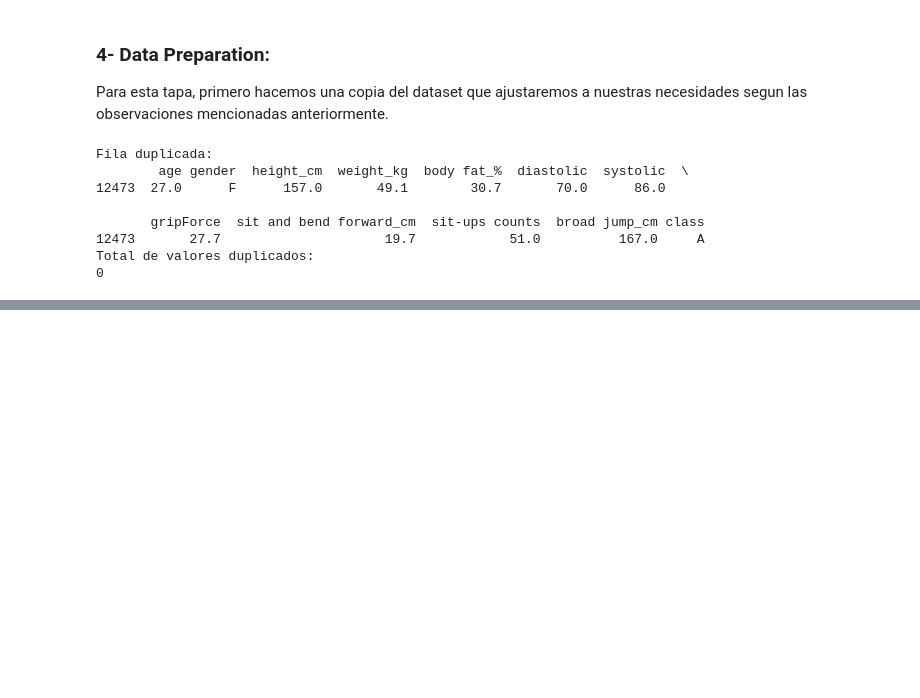
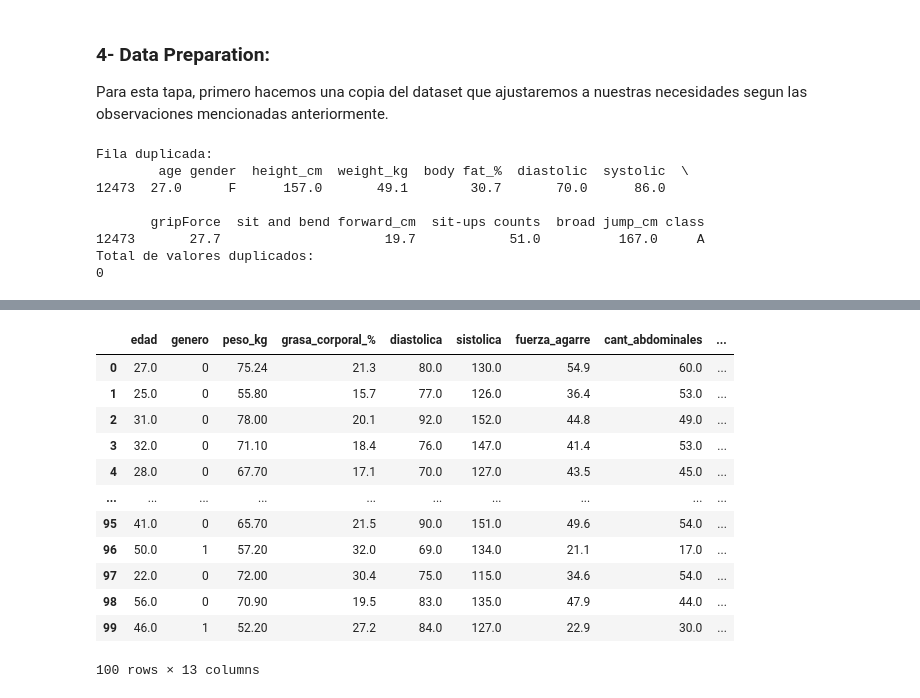
Before and after one commit to sosarodrigox/Grupo1-PP1, a Jupyter notebook: grupo1_pp1.ipynb, the cells around one changed output, grey strips where cells are left out. Cells and saved outputs as stored; diff of their text form; code cells hidden in the pictures; blank space fills up the shorter version.

Commit message:
update clase

```diff
--- a/grupo1_pp1.ipynb
+++ b/grupo1_pp1.ipynb
@@ -196,0 +217,14 @@ df_copy.head()
+# %%
+#Binarizado de la columna genero:
+df_copy['genero'].replace(['M', 'F'], [0, 1], inplace=True)
+conteo_genero = df_copy['genero'].value_counts()
+# Asignamos valores numéricos a las clases:
+df_copy['clase'].replace(['A', 'B', 'C', 'D'], [1, 2, 3, 4], inplace=True)
+conteo_clase = df_copy['clase'].value_counts()
+
+
+# Mostrar los conteos de las columnas genero y clase:
+print('Cantidad de 0 y 1 en la columna género:')
+print(conteo_genero)
+print('Cantidad de 1,2,3,4 en la columna género:')
+print(conteo_clase)
@@ -196,0 +242,16 @@ df_copy.head()
+# %%
+df_copy.head(100)
+# %% [output]
+|  | edad | genero | peso_kg | grasa_corporal_% | diastolica | sistolica | fuerza_agarre | cant_abdominales | ... |
+| 0 | 27.0 | 0 | 75.24 | 21.3 | 80.0 | 130.0 | 54.9 | 60.0 | ... |
+| 1 | 25.0 | 0 | 55.80 | 15.7 | 77.0 | 126.0 | 36.4 | 53.0 | ... |
+| 2 | 31.0 | 0 | 78.00 | 20.1 | 92.0 | 152.0 | 44.8 | 49.0 | ... |
+| 3 | 32.0 | 0 | 71.10 | 18.4 | 76.0 | 147.0 | 41.4 | 53.0 | ... |
+| 4 | 28.0 | 0 | 67.70 | 17.1 | 70.0 | 127.0 | 43.5 | 45.0 | ... |
+| ... | ... | ... | ... | ... | ... | ... | ... | ... | ... |
+| 95 | 41.0 | 0 | 65.70 | 21.5 | 90.0 | 151.0 | 49.6 | 54.0 | ... |
+| 96 | 50.0 | 1 | 57.20 | 32.0 | 69.0 | 134.0 | 21.1 | 17.0 | ... |
+| 97 | 22.0 | 0 | 72.00 | 30.4 | 75.0 | 115.0 | 34.6 | 54.0 | ... |
+| 98 | 56.0 | 0 | 70.90 | 19.5 | 83.0 | 135.0 | 47.9 | 44.0 | ... |
+| 99 | 46.0 | 1 | 52.20 | 27.2 | 84.0 | 127.0 | 22.9 | 30.0 | ... |
+100 rows × 13 columns
```
Also changed, not shown: parts of 5 cells of this notebook.
